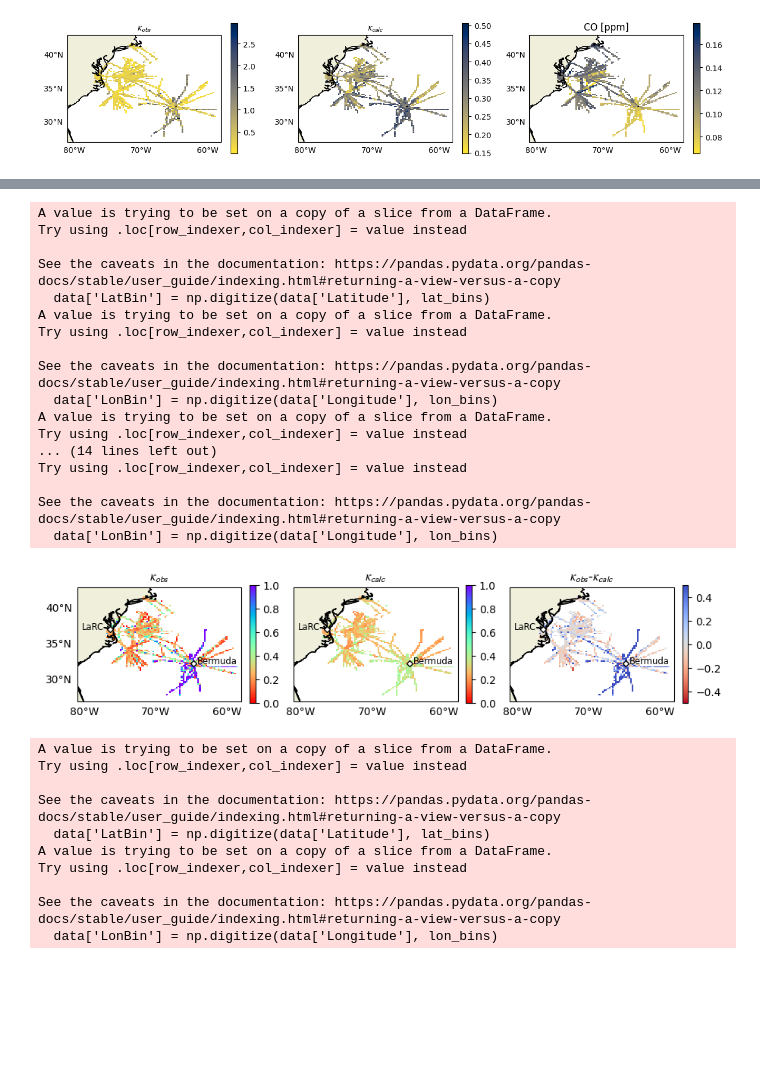
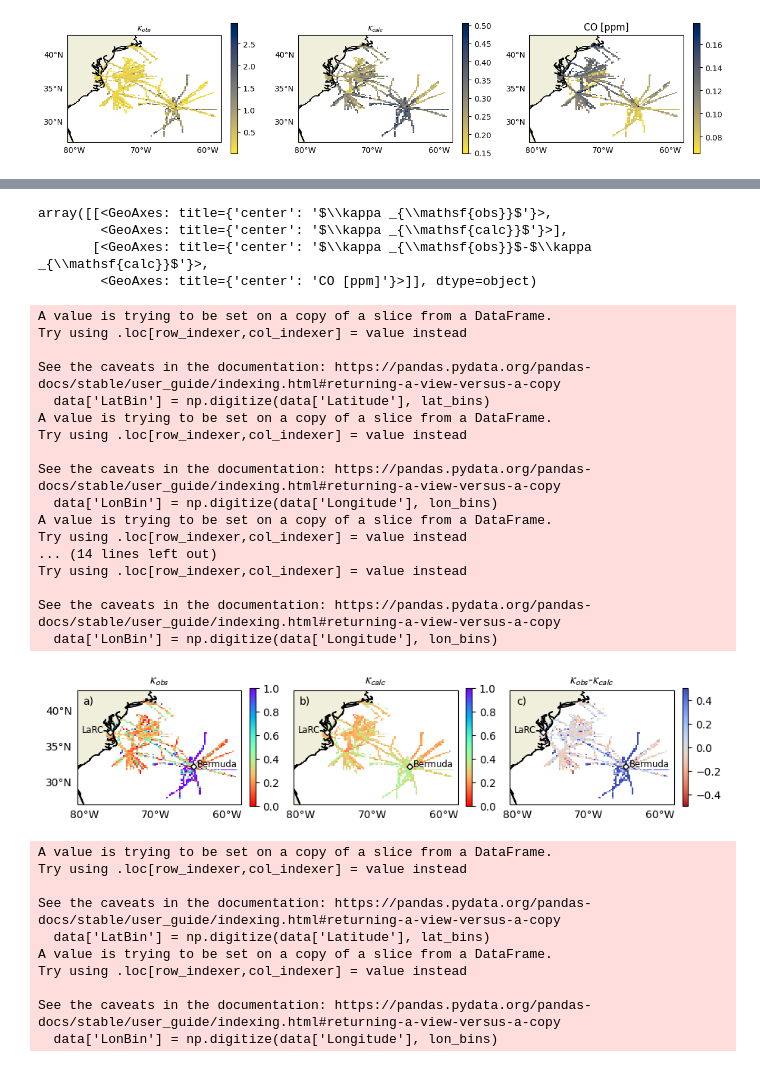
Before and after one commit to csoloff/ACTIVATE_CCN_closure, a Jupyter notebook: scripts/04_map_plot.ipynb, the cells around one changed output, grey strips where cells are left out. Drawn from its saved outputs; the diff is of its cells as text; code cells hidden in the pictures; blank space fills up the shorter version.

Commit message:
Updated plots

```diff
--- a/scripts/04_map_plot.ipynb
+++ b/scripts/04_map_plot.ipynb
@@ -291,3 +293,10 @@ See the caveats in the documentation: https://pandas.pydata.org/pandas-docs/stab
+# %%
+axes
+# %% [output]
+array([[<GeoAxes: title={'center': '$\\kappa _{\\mathsf{obs}}$'}>,
+        <GeoAxes: title={'center': '$\\kappa _{\\mathsf{calc}}$'}>],
+       [<GeoAxes: title={'center': '$\\kappa _{\\mathsf{obs}}$-$\\kappa _{\\mathsf{calc}}$'}>,
+        <GeoAxes: title={'center': 'CO [ppm]'}>]], dtype=object)
 # %%
 
 
@@ -433,34 +442,39 @@ for ax in axes.flat:
     ax.text(bermuda_coords[1] + 0.5, bermuda_coords[0], 'Bermuda', color='black', transform=ccrs.PlateCarree(), fontsize='small')
 
     # Add label for NASA Langley
     ax.plot(langley_coords[1], langley_coords[0], marker='D', color='white', markersize=4, transform=ccrs.PlateCarree(), markeredgewidth=1, markeredgecolor='black')
     ax.text(langley_coords[1] + -4, langley_coords[0], 'LaRC', color='black', transform=ccrs.PlateCarree(), fontsize='small')
 
 
 # Set title
 #ax.set_title('Northwest Atlantic Sampling Heatmap by Time')
 #plt.tight_layout()
 # Show the plot
+panel_labels = ['a)', 'b)', 'c)']
+for ax, label in zip(axes.flat, panel_labels):
+    ax.text(0.1, .95, label, transform=ax.transAxes, va='top', ha='right')
+
+
 plt.savefig('../figures/k_obs_map3.png', dpi=1000)
 # %% [output]
 A value is trying to be set on a copy of a slice from a DataFrame.
 Try using .loc[row_indexer,col_indexer] = value instead
 
 See the caveats in the documentation: https://pandas.pydata.org/pandas-docs/stable/user_guide/indexing.html#returning-a-view-versus-a-copy
   data['LatBin'] = np.digitize(data['Latitude'], lat_bins)
 A value is trying to be set on a copy of a slice from a DataFrame.
 Try using .loc[row_indexer,col_indexer] = value instead
 
 See the caveats in the documentation: https://pandas.pydata.org/pandas-docs/stable/user_guide/indexing.html#returning-a-view-versus-a-copy
   data['LonBin'] = np.digitize(data['Longitude'], lon_bins)
 A value is trying to be set on a copy of a slice from a DataFrame.
 Try using .loc[row_indexer,col_indexer] = value instead
 ... (14 lines left out)
 Try using .loc[row_indexer,col_indexer] = value instead
 
 See the caveats in the documentation: https://pandas.pydata.org/pandas-docs/stable/user_guide/indexing.html#returning-a-view-versus-a-copy
   data['LonBin'] = np.digitize(data['Longitude'], lon_bins)
-[figure, old version]
+[figure, new version]
 # %%
 
 
```
Also changed, not shown: parts of 1 cell of this notebook, 1 other file.
